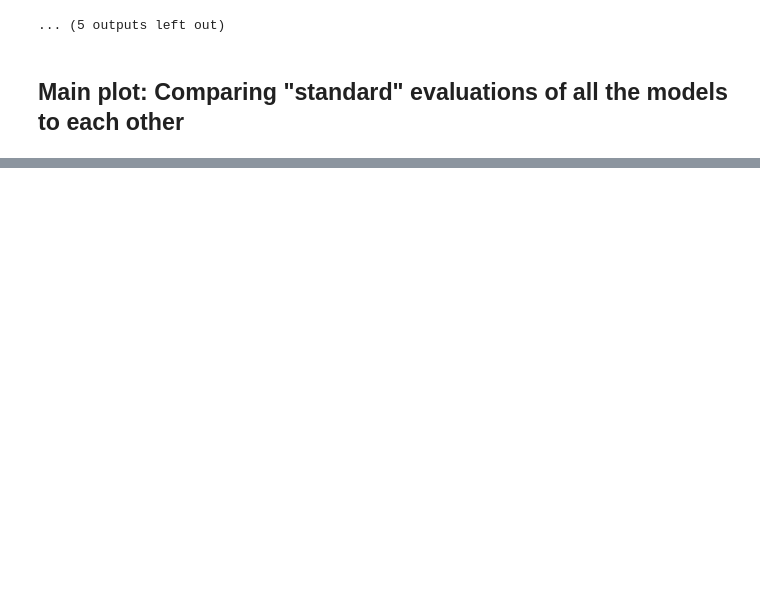
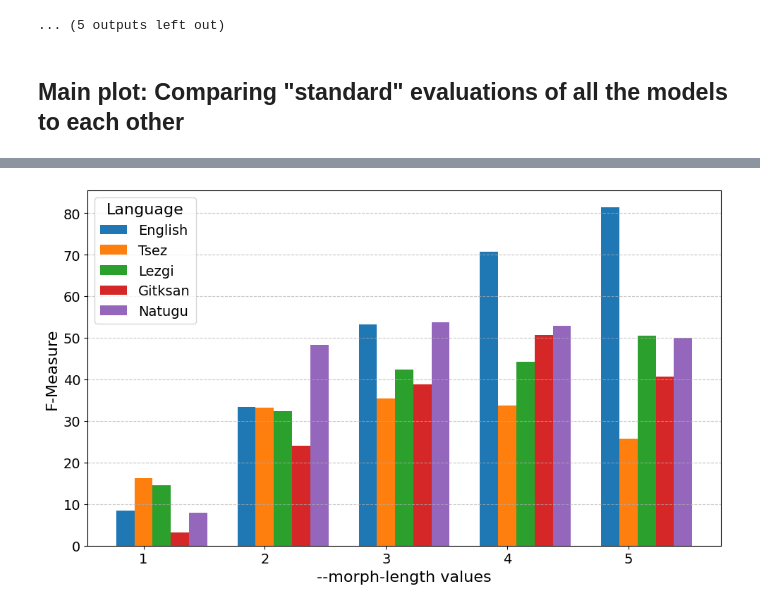
Before and after one commit to tanmaydeshp/NLP-Praktikum, a Jupyter notebook: segmentation_techniques/eval_plot.ipynb, the cells around one changed output, grey strips where cells are left out. Saved outputs shown, nothing was run; the diff lists cells and outputs as text; code cells hidden in the pictures; blank space fills up the shorter version.

```diff
--- a/segmentation_techniques/eval_plot.ipynb
+++ b/segmentation_techniques/eval_plot.ipynb
@@ -155,0 +165,39 @@ plt.show()
+# %%
+morph_lengths = [1,2,3,4,5]
+from collections import defaultdict
+length_dict = defaultdict(list)
+for lang in lang_prefix:
+    for label, score in morph_len_evals.items():
+        if lang in label:
+            length_dict[lang].append(score)
+# Prepare data for the bar plot
+x = np.arange(len(morph_lengths))  # The label locations
+width = 0.15  # Width of the bars
+
+# Increase global font size
+plt.rcParams.update({'font.size': 14})
+
+# Create sub-bars for each method
+fig, ax = plt.subplots(figsize=(10, 6))
+length_values = []
+for i, l in enumerate(lang_prefix):
+    length_values = [length_dict[l][morph_length - 1] for morph_length in morph_lengths]
+    ax.bar(x + i * width - width, length_values, width, label=prefix_dict[l])
+
+# Add labels, title, and legend with increased font sizes
+ax.set_xlabel('--morph-length values', fontsize=16)
+ax.set_ylabel('F-Measure', fontsize=16)
+# ax.set_title('F-Measure by Morph-Length', fontsize=18)
+ax.set_xticks(x)
+ax.set_xticklabels(morph_lengths, fontsize=14)
+ax.legend(title='Language', fontsize=14, title_fontsize=16)
+ax.grid(axis='y', linestyle='--', alpha=0.7)
+
+# Increase tick label font size
+ax.tick_params(axis='both', labelsize=14)
+
+# Display the plot
+plt.tight_layout()
+plt.show()
+# %% [output]
+[figure, added]
```
Also changed, not shown: parts of 3 cells of this notebook, 3 other files.
